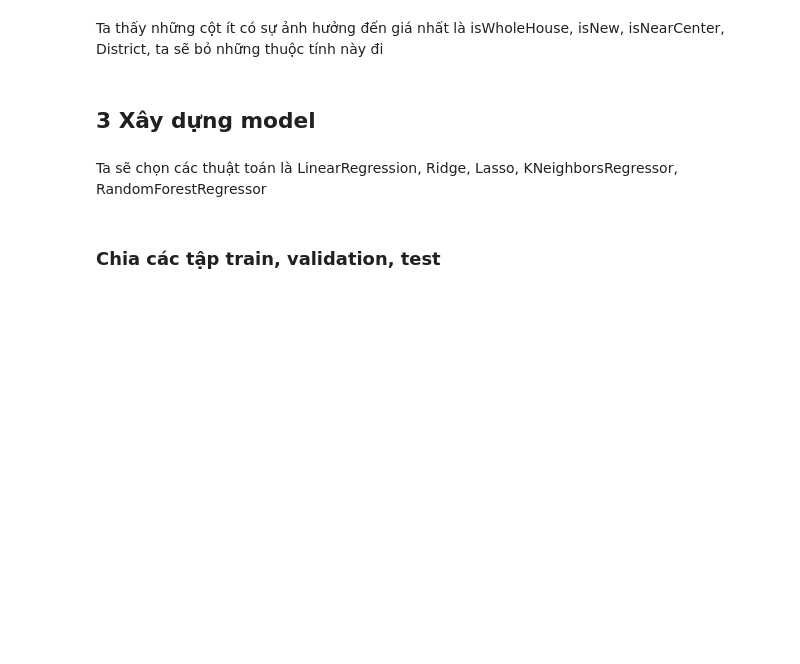
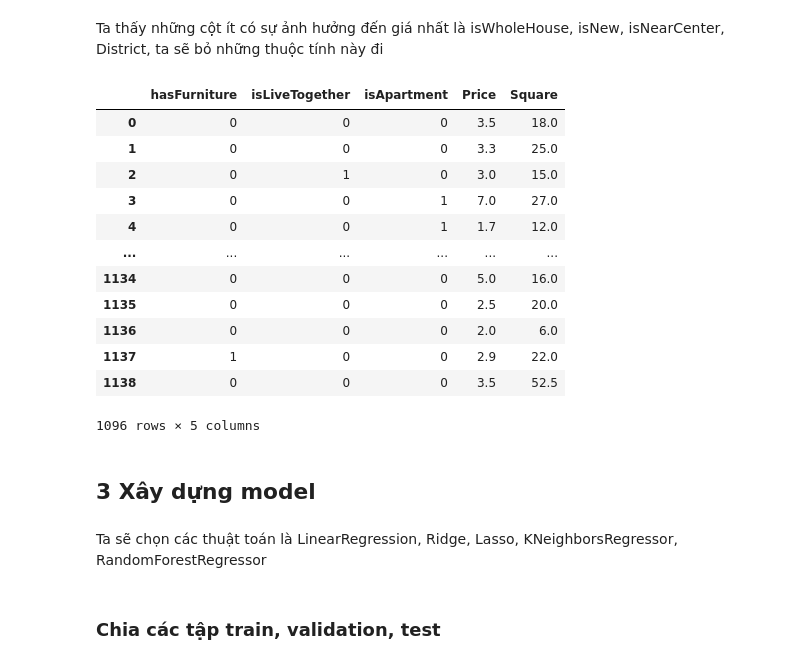
Before and after one commit to flyboy13/NM-KHDL, a Jupyter notebook: project_code/DOAN/Mô hình hoá dữ liệu/buildmodel.ipynb, the cells around one changed output. Drawn from its saved outputs; the diff is of its cells as text; code cells hidden in the pictures; blank space fills up the shorter version.

```diff
--- a/project_code/DOAN/Mô hình hoá dữ liệu/buildmodel.ipynb
+++ b/project_code/DOAN/Mô hình hoá dữ liệu/buildmodel.ipynb
@@ -206,6 +199,22 @@ plt.show()
 Ta thấy những cột ít có sự ảnh hưởng đến giá nhất là isWholeHouse, isNew, isNearCenter, District, ta sẽ bỏ những thuộc tính này đi
 # %%
 df_new.drop(columns=['isWholeHouse', 'isNew', 'isNearCenter', 'District'],inplace=True)
+# %%
+df_new
+# %% [output]
+|  | hasFurniture | isLiveTogether | isApartment | Price | Square |
+| 0 | 0 | 0 | 0 | 3.5 | 18.0 |
+| 1 | 0 | 0 | 0 | 3.3 | 25.0 |
+| 2 | 0 | 1 | 0 | 3.0 | 15.0 |
+| 3 | 0 | 0 | 1 | 7.0 | 27.0 |
+| 4 | 0 | 0 | 1 | 1.7 | 12.0 |
+| ... | ... | ... | ... | ... | ... |
+| 1134 | 0 | 0 | 0 | 5.0 | 16.0 |
+| 1135 | 0 | 0 | 0 | 2.5 | 20.0 |
+| 1136 | 0 | 0 | 0 | 2.0 | 6.0 |
+| 1137 | 1 | 0 | 0 | 2.9 | 22.0 |
+| 1138 | 0 | 0 | 0 | 3.5 | 52.5 |
+1096 rows × 5 columns
 # %% [markdown]
 ## 3 Xây dựng model
 # %%
```
Also changed, not shown: parts of 12 cells of this notebook, 16 other files.
